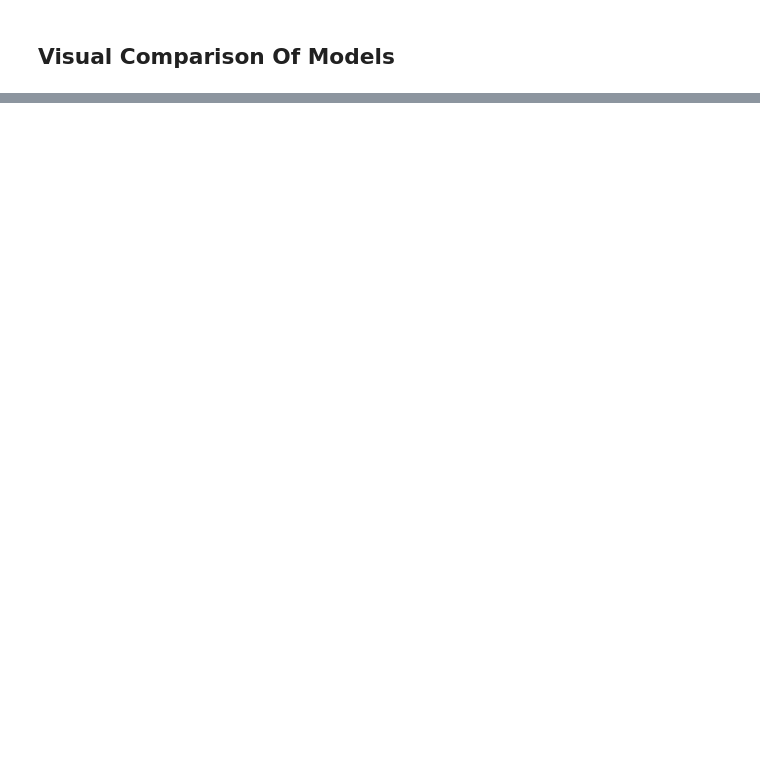
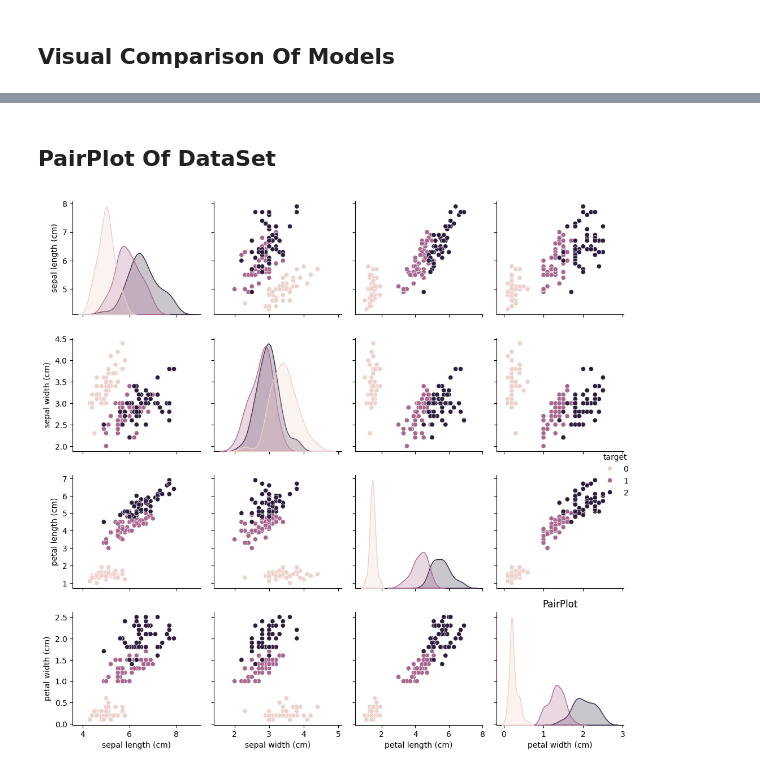
Before and after one commit to rafay-7933455/Iris_DataSet, a Jupyter notebook: Linear_Regression.ipynb, the cells around one changed output, grey strips where cells are left out. Saved outputs shown, nothing was run; the diff lists cells and outputs as text; code cells hidden in the pictures; blank space fills up the shorter version.

Commit message:
added images

```diff
--- a/Linear_Regression.ipynb
+++ b/Linear_Regression.ipynb
@@ -154,0 +155,10 @@ plt.show()
+# %% [markdown]
+## PairPlot Of DataSet
+# %%
+import seaborn as sb
+sb.pairplot(data=iris_data, hue='target')
+plt.title('PairPlot')
+plt.tight_layout()
+plt.show()
+# %% [output]
+[figure, added]
```
Also changed, not shown: parts of 3 cells of this notebook, 1 other file.
